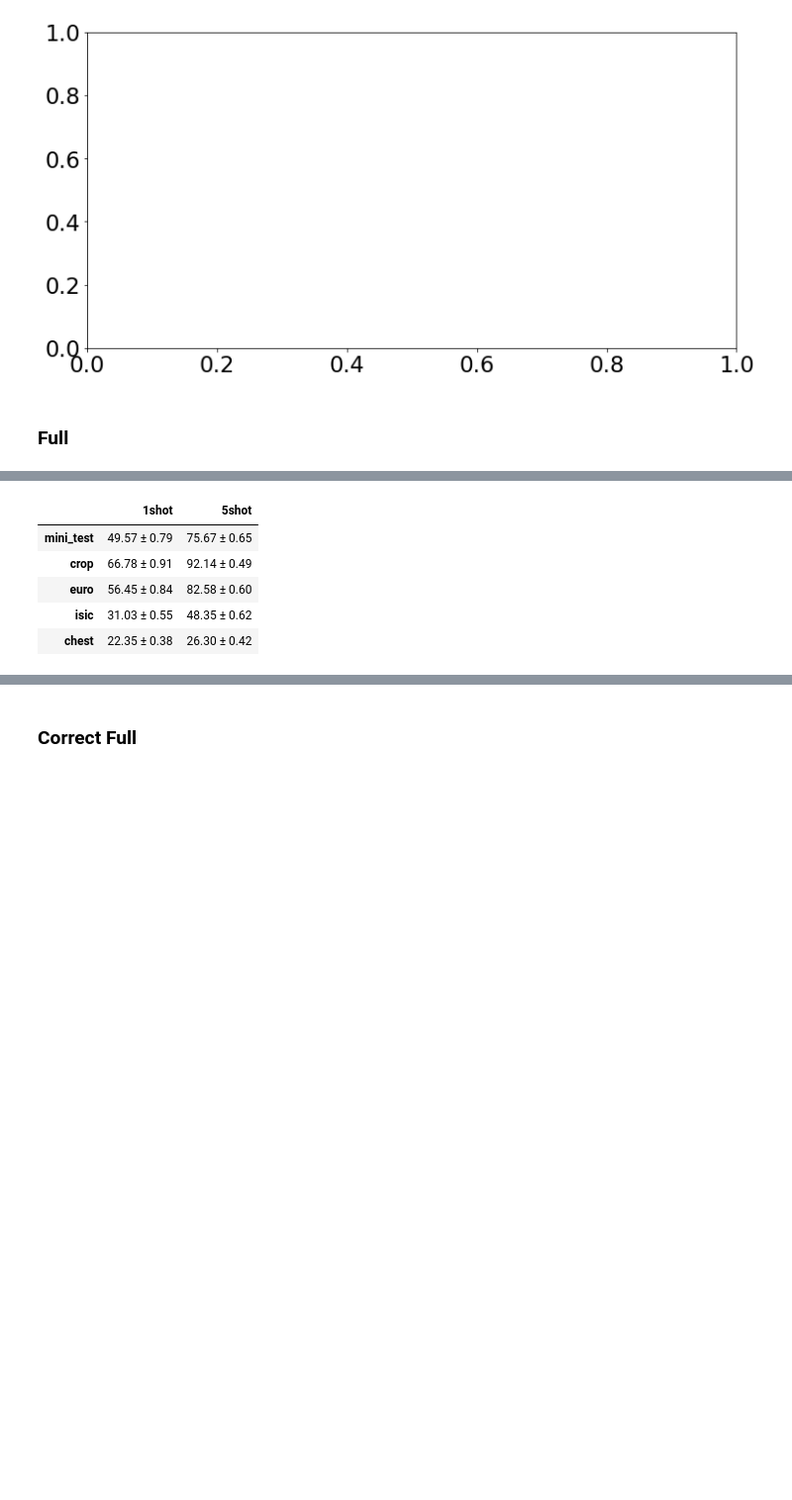
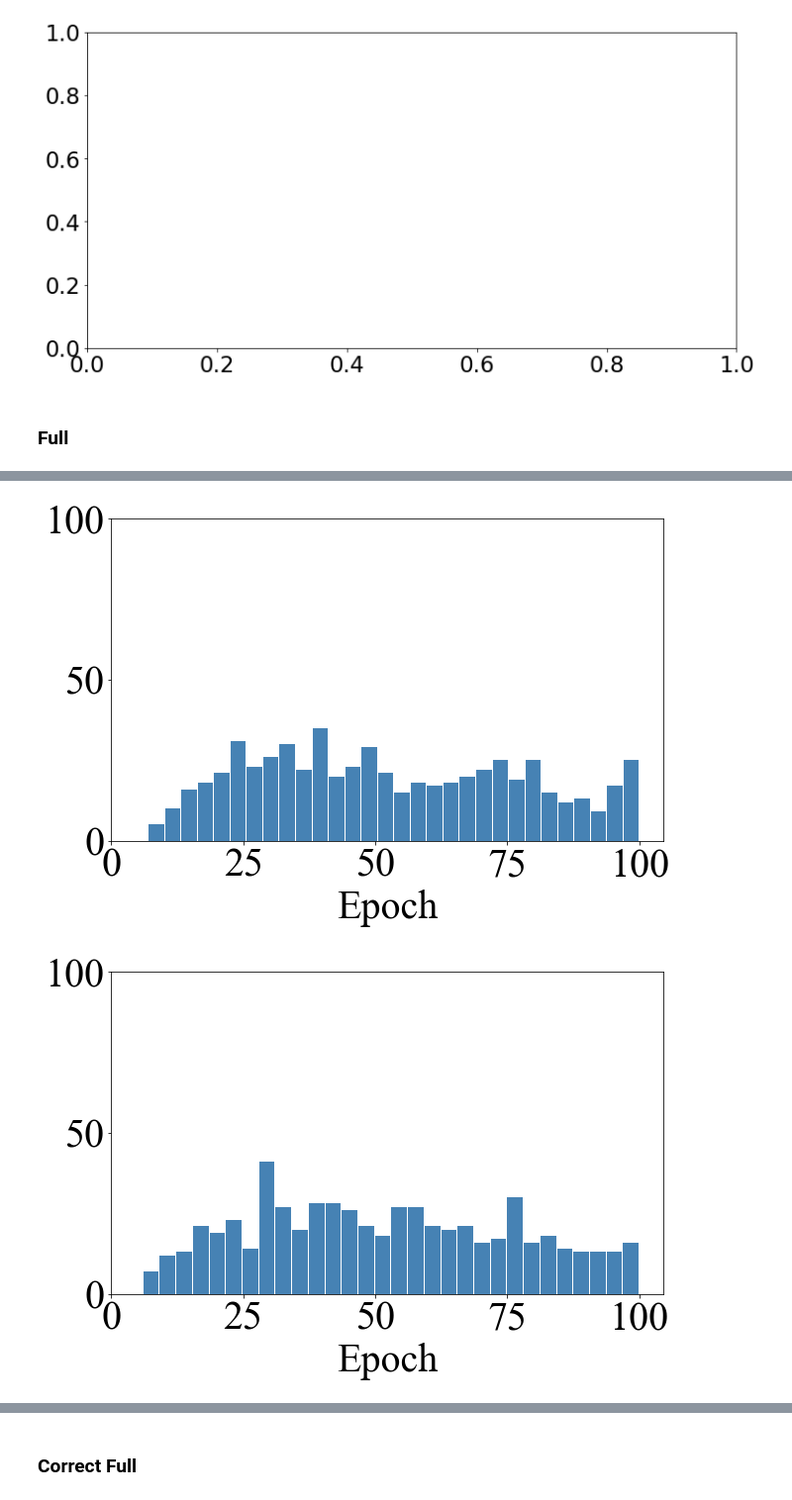
Before and after one commit to kimyuji/Fine-tune-with-Few-Samples, a Jupyter notebook: check_acc.ipynb, the cells around one changed output, grey strips where cells are left out. Shown at 99% size. Cells and saved outputs as stored; diff of their text form; code cells hidden in the pictures; blank space fills up the shorter version.

```diff
--- a/check_acc.ipynb
+++ b/check_acc.ipynb
@@ -484,17 +563,22 @@ ValueError: shape mismatch: objects cannot be broadcast to a single shape
 # %%
-result = pd.DataFrame(None, index=datas, columns=['1shot', '5shot'])
+shot = '05'
 for data in result.index:
-    for bs in result.columns:
-        path = "./logs/baseline/output/resnet10_simclr_LS_default/{}/05way_00{}_full_default/".format(data, bs)
-        test_acc = pd.read_csv(path+"test_history.csv", index_col='Unnamed: 0')
-        acc = '{:.2f} ± {:.2f}'.format(test_acc.mean()[-1] * 100,
-                                         1.96 * test_acc.std()[-1] / np.sqrt(600) * 100)
-        result.loc[data][bs] = acc
-display(result)
+    path = "./logs/baseline/output/resnet10_simclr_LS_default/{}/05way_0{}shot_full_default/".format(data, shot)
+    test_acc = pd.read_csv(path+"test_history.csv", index_col='Unnamed: 0')
+    best = []
+    for i in range(600):
+        episode = test_acc.iloc[i,:][1:]
+        mx = episode.max()
+        best.append(int(episode[episode==mx].index[0][5:]))
+    plt.figure(figsize=(10,6))
+    plt.hist(best, bins=30, color='steelblue', rwidth=0.94)
+    plt.ylim([0, 100])
+    plt.yticks(np.arange(0, 101, 50), fontsize=40)
+    plt.xticks(np.arange(0, 101, 25), fontsize=40)
+    #plt.ylabel('Frequency', size=40)
+    plt.xlabel('Epoch', size=40)
+    plt.savefig('./img_pdf/best_epoch/full/{}shot_{}.pdf'.format(shot, data), bbox_inches='tight', format='pdf')
+    plt.show()
 # %% [output]
-|  | 1shot | 5shot |
-| mini_test | 49.57 ± 0.79 | 75.67 ± 0.65 |
-| crop | 66.78 ± 0.91 | 92.14 ± 0.49 |
-| euro | 56.45 ± 0.84 | 82.58 ± 0.60 |
-| isic | 31.03 ± 0.55 | 48.35 ± 0.62 |
-| chest | 22.35 ± 0.38 | 26.30 ± 0.42 |
+[figure, added]
+[figure, added]
```
Also changed, not shown: parts of 7 cells of this notebook, 4 other files.
